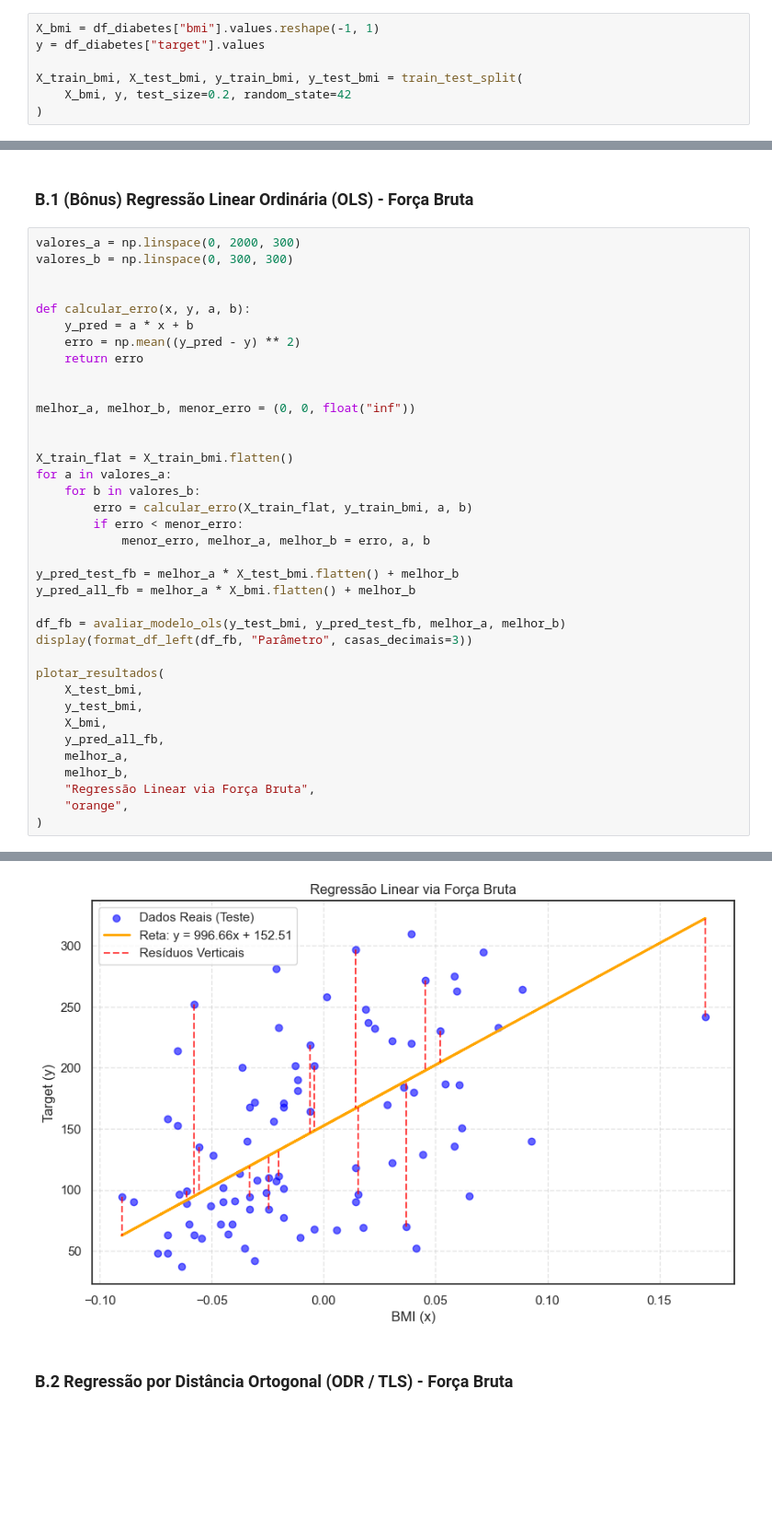
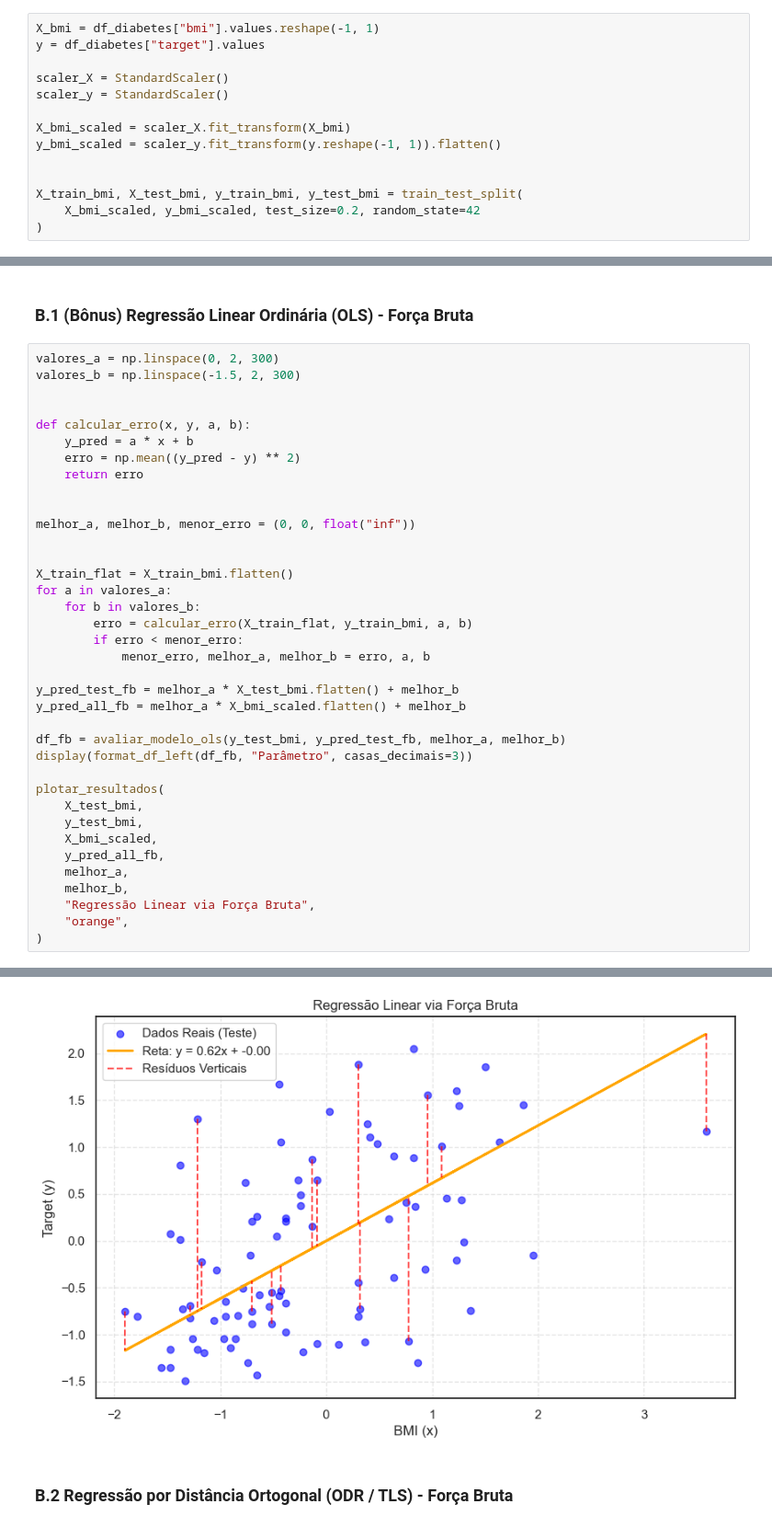
Before and after one commit to Asteriuz/CP1-IA, a Jupyter notebook: cp1-IA.ipynb, the cells around one changed output, grey strips where cells are left out. Shown at 92% size. Drawn from its saved outputs; the diff is of its cells as text; blank space fills up the shorter version.

```diff
--- a/cp1-IA.ipynb
+++ b/cp1-IA.ipynb
@@ -429,8 +431,15 @@ def plotar_resultados_ortogonal(
 X_bmi = df_diabetes["bmi"].values.reshape(-1, 1)
 y = df_diabetes["target"].values
 
+scaler_X = StandardScaler()
+scaler_y = StandardScaler()
+
+X_bmi_scaled = scaler_X.fit_transform(X_bmi)
+y_bmi_scaled = scaler_y.fit_transform(y.reshape(-1, 1)).flatten()
+
+
 X_train_bmi, X_test_bmi, y_train_bmi, y_test_bmi = train_test_split(
-    X_bmi, y, test_size=0.2, random_state=42
+    X_bmi_scaled, y_bmi_scaled, test_size=0.2, random_state=42
 )
 # %% [markdown]
 ### B.1 Regressão Linear Ordinária (OLS)
@@ -488,8 +496,8 @@ display(Markdown("### O Resultado é idêntico ao OLS do Scikit-Learn"))
 # %% [markdown]
 ### B.1 (Bônus) Regressão Linear Ordinária (OLS) - Força Bruta
 # %%
-valores_a = np.linspace(0, 2000, 300)
-valores_b = np.linspace(0, 300, 300)
+valores_a = np.linspace(0, 2, 300)
+valores_b = np.linspace(-1.5, 2, 300)
 
 
 def calcular_erro(x, y, a, b):
@@ -509,7 +517,7 @@ for a in valores_a:
             menor_erro, melhor_a, melhor_b = erro, a, b
 
 y_pred_test_fb = melhor_a * X_test_bmi.flatten() + melhor_b
-y_pred_all_fb = melhor_a * X_bmi.flatten() + melhor_b
+y_pred_all_fb = melhor_a * X_bmi_scaled.flatten() + melhor_b
 
 df_fb = avaliar_modelo_ols(y_test_bmi, y_pred_test_fb, melhor_a, melhor_b)
 display(format_df_left(df_fb, "Parâmetro", casas_decimais=3))
@@ -517,7 +525,7 @@ display(format_df_left(df_fb, "Parâmetro", casas_decimais=3))
 plotar_resultados(
     X_test_bmi,
     y_test_bmi,
-    X_bmi,
+    X_bmi_scaled,
     y_pred_all_fb,
     melhor_a,
     melhor_b,
@@ -532,5 +540,5 @@ plotar_resultados(
 | R² (Teste) | 0.234 |
-[figure, old version]
+[figure, new version]
 # %% [markdown]
 ### B.2 Regressão por Distância Ortogonal (ODR / TLS) - Força Bruta
 # %%
```
Also changed, not shown: parts of 15 cells of this notebook, 1 other file.
